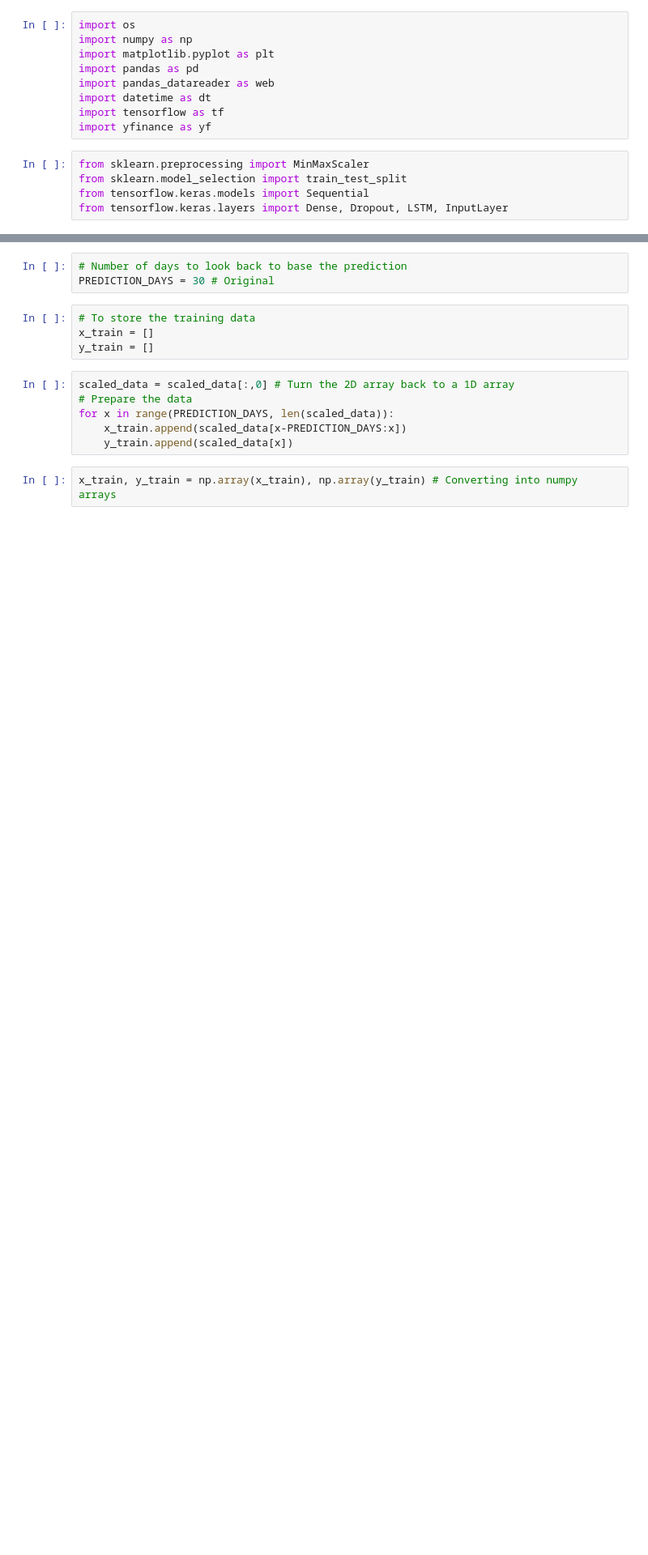
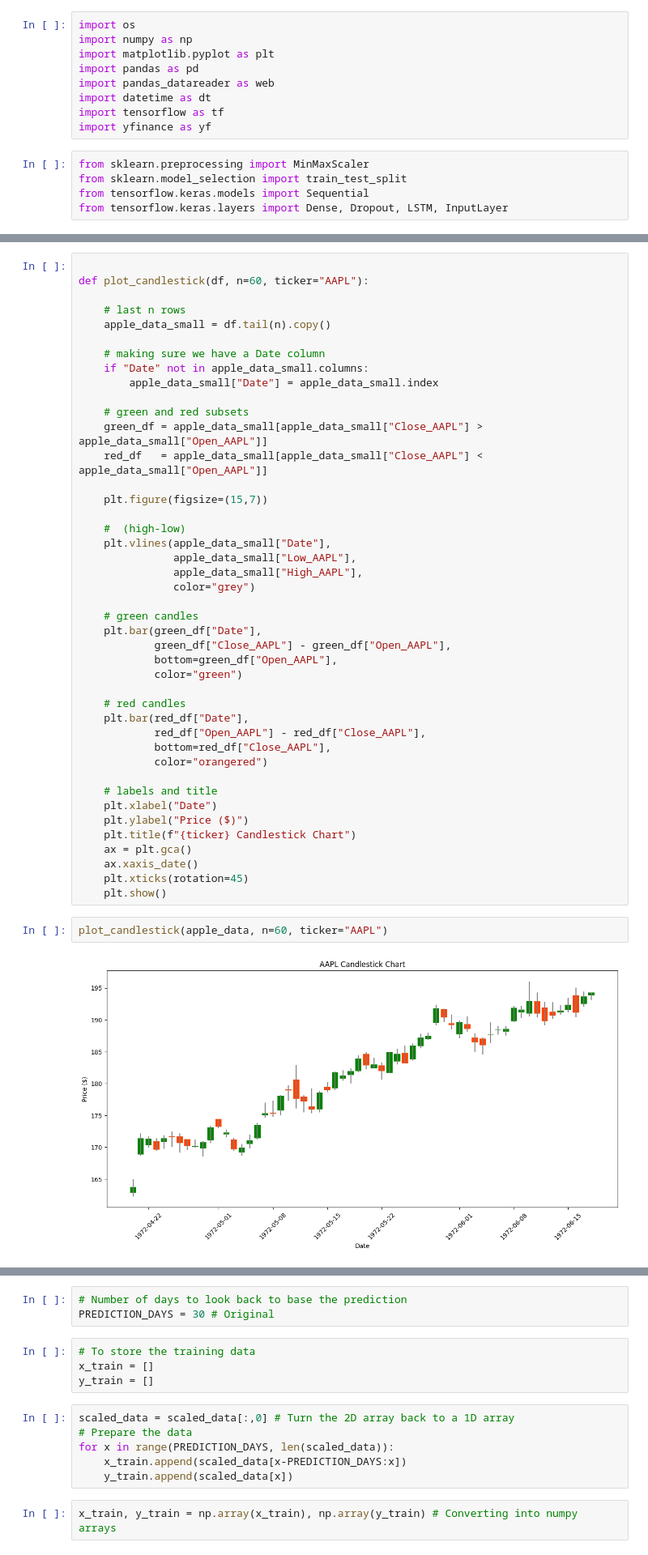
Before and after one commit to Suyogya-Joshi/COS_30018_105098233_Optioin_3, a Jupyter notebook: python-ml/src/stock_prediction.ipynb, the cells around one changed output, grey strips where cells are left out. Shown: that part at 81% size. Saved outputs shown, nothing was run; the diff lists cells and outputs as text; blank space fills up the shorter version.

Commit message:
Added candlestick and boxplot chart for Task 3

```diff
--- a/python-ml/src/stock_prediction.ipynb
+++ b/python-ml/src/stock_prediction.ipynb
@@ -129,0 +152,47 @@ Using PRICE_VALUE: OHLC_Avg
+# %%
+
+def plot_candlestick(df, n=60, ticker="AAPL"):
+
+    # last n rows
+    apple_data_small = df.tail(n).copy()
+
+    # making sure we have a Date column
+    if "Date" not in apple_data_small.columns:
+        apple_data_small["Date"] = apple_data_small.index
+
+    # green and red subsets
+    green_df = apple_data_small[apple_data_small["Close_AAPL"] > apple_data_small["Open_AAPL"]]
+    red_df   = apple_data_small[apple_data_small["Close_AAPL"] < apple_data_small["Open_AAPL"]]
+
+    plt.figure(figsize=(15,7))
+
+    #  (high-low)
+    plt.vlines(apple_data_small["Date"],
+               apple_data_small["Low_AAPL"],
+               apple_data_small["High_AAPL"],
+               color="grey")
+
+    # green candles
+    plt.bar(green_df["Date"],
+            green_df["Close_AAPL"] - green_df["Open_AAPL"],
+            bottom=green_df["Open_AAPL"],
+            color="green")
+
+    # red candles
+    plt.bar(red_df["Date"],
+            red_df["Open_AAPL"] - red_df["Close_AAPL"],
+            bottom=red_df["Close_AAPL"],
+            color="orangered")
+
+    # labels and title
+    plt.xlabel("Date")
+    plt.ylabel("Price ($)")
+    plt.title(f"{ticker} Candlestick Chart")
+    ax = plt.gca()
+    ax.xaxis_date()
+    plt.xticks(rotation=45)
+    plt.show()
+# %%
+plot_candlestick(apple_data, n=60, ticker="AAPL")
+# %% [output]
+[figure, added]
```
Also changed, not shown: parts of 5 cells of this notebook.
